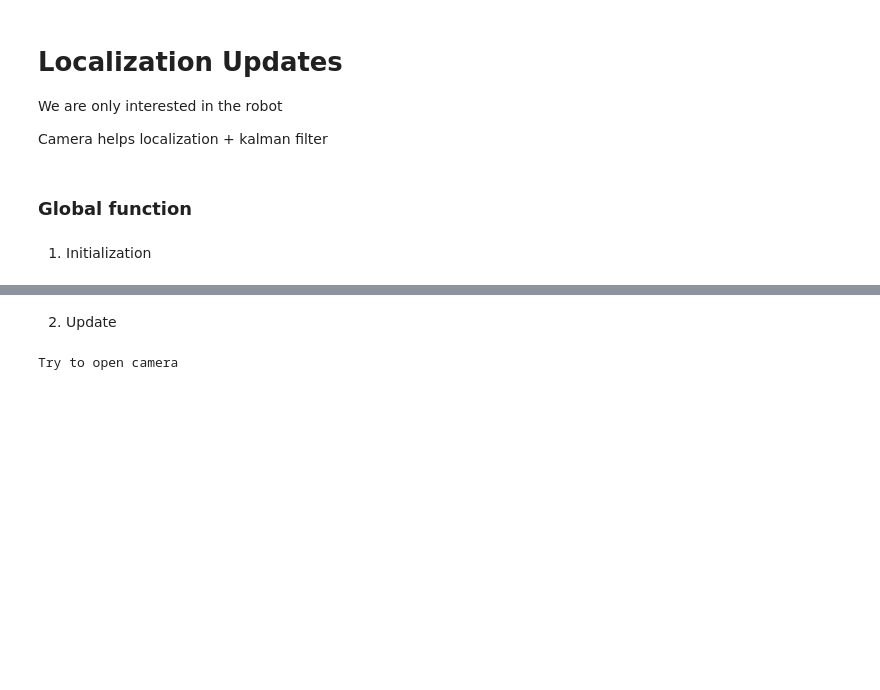
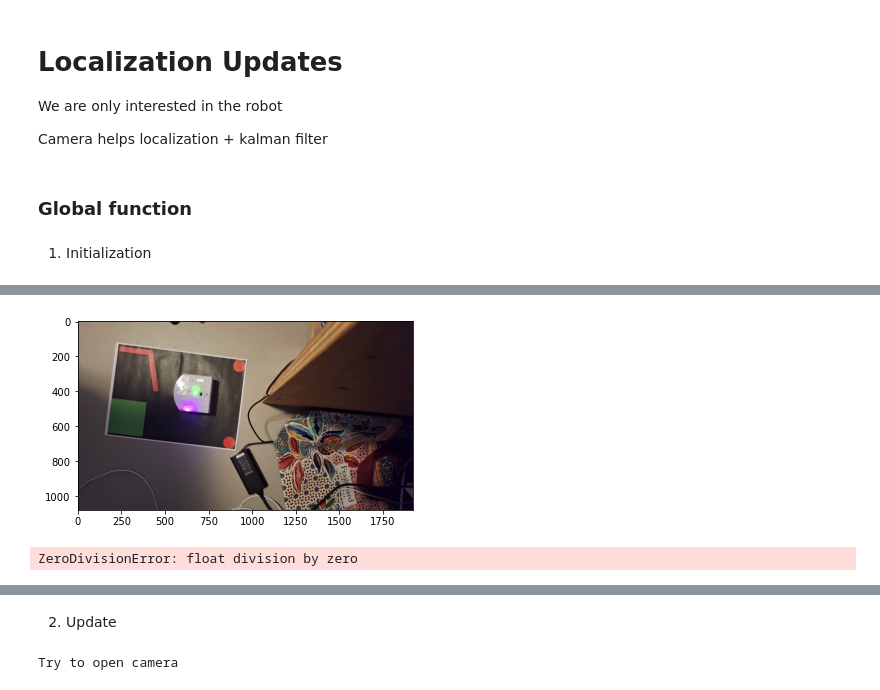
Before and after one commit to artdev99/MobileRobotics-Project, a Jupyter notebook: Main.ipynb, the cells around one changed output, grey strips where cells are left out. Saved outputs shown, nothing was run; the diff lists cells and outputs as text; code cells hidden in the pictures; blank space fills up the shorter version.

```diff
--- a/Main.ipynb
+++ b/Main.ipynb
@@ -132 +202,11 @@ Camera helps localization + kalman filter
+# %%
+from libs.plot import *
+
+show_cv2_image(test, (6,6), "BGR")
+# %% [output]
+[figure, added]
+# %%
+image, grid, Thymio_xytheta, c_goal, path, Thymio_detected, Thymio_nose,obstacle_cnt, obstacle_cnt_expnded, goal_cnt, Thymio_cnt, Thymio_size, Thymio_nose, mat_persp,max_width_persp, max_height_persp=init(cam, sigma, epsilon, thresh_Thymio,thresh_obstacle, thresh_goal, min_size, grid_size)
+# %% [output]
+ZeroDivisionError: float division by zero
 # %%
```
Also changed, not shown: parts of 5 cells of this notebook, 6 other files.
